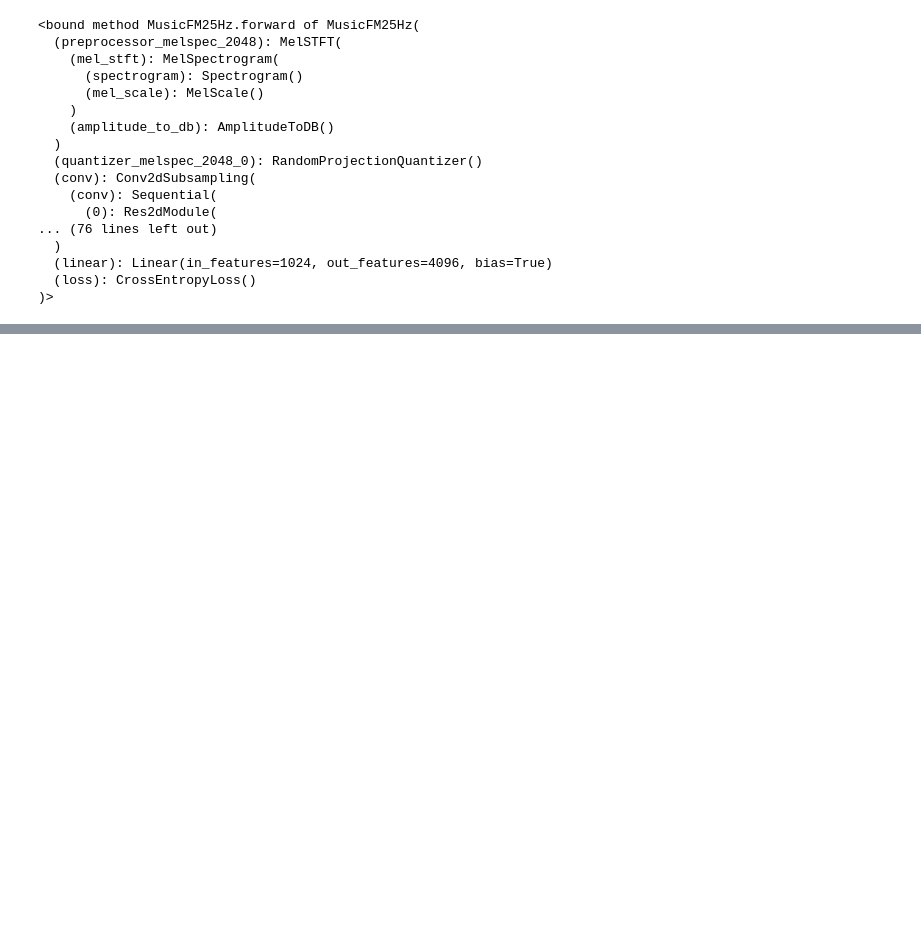
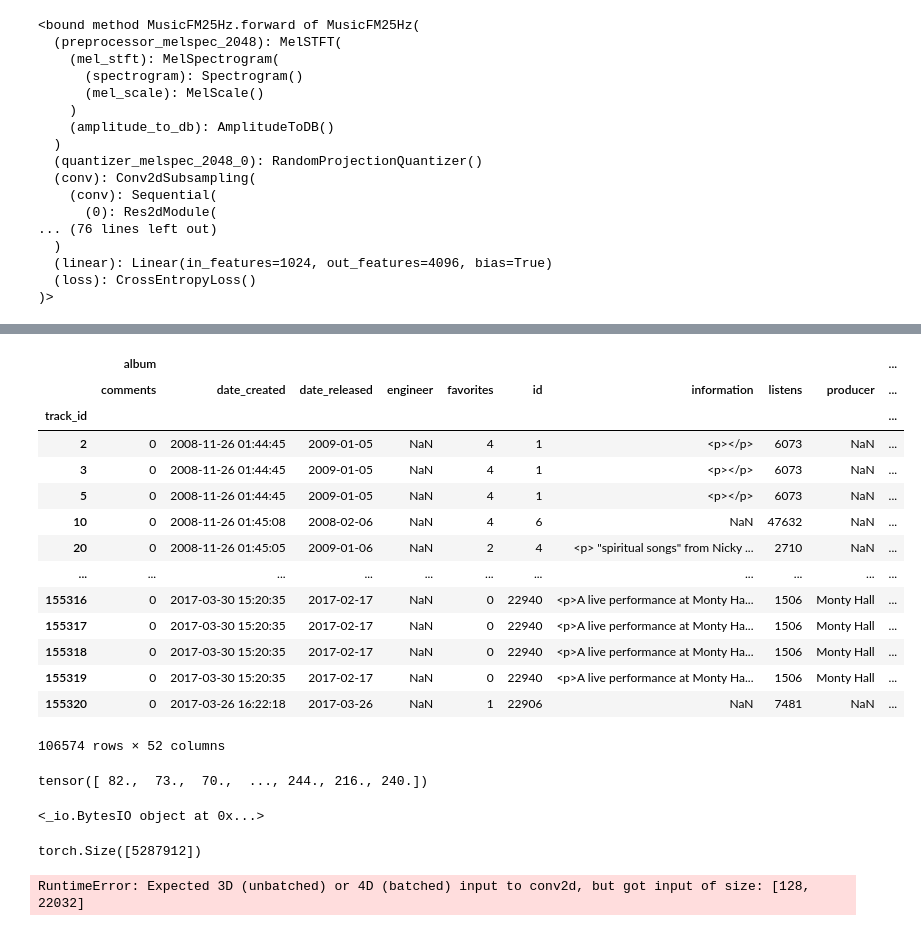
Before and after one commit to BercedoSaborido-Rodrigo/musicfm, a Jupyter notebook: Musicfm_tests.ipynb, the cells around one changed output, grey strips where cells are left out. Saved outputs shown, nothing was run; the diff lists cells and outputs as text; code cells hidden in the pictures; blank space fills up the shorter version.

```diff
--- a/Musicfm_tests.ipynb
+++ b/Musicfm_tests.ipynb
@@ -190,0 +316,53 @@ print(musicfm.forward)
+# %%
+tracks
+# %% [output]
+|  | album |  |  |  |  |  |  |  |  | ... |
+|  | comments | date_created | date_released | engineer | favorites | id | information | listens | producer | ... |
+| track_id |  |  |  |  |  |  |  |  |  | ... |
+| 2 | 0 | 2008-11-26 01:44:45 | 2009-01-05 | NaN | 4 | 1 | <p></p> | 6073 | NaN | ... |
+| 3 | 0 | 2008-11-26 01:44:45 | 2009-01-05 | NaN | 4 | 1 | <p></p> | 6073 | NaN | ... |
+| 5 | 0 | 2008-11-26 01:44:45 | 2009-01-05 | NaN | 4 | 1 | <p></p> | 6073 | NaN | ... |
+| 10 | 0 | 2008-11-26 01:45:08 | 2008-02-06 | NaN | 4 | 6 | NaN | 47632 | NaN | ... |
+| 20 | 0 | 2008-11-26 01:45:05 | 2009-01-06 | NaN | 2 | 4 | <p> "spiritual songs" from Nicky ... | 2710 | NaN | ... |
+| ... | ... | ... | ... | ... | ... | ... | ... | ... | ... | ... |
+| 155316 | 0 | 2017-03-30 15:20:35 | 2017-02-17 | NaN | 0 | 22940 | <p>A live performance at Monty Ha... | 1506 | Monty Hall | ... |
+| 155317 | 0 | 2017-03-30 15:20:35 | 2017-02-17 | NaN | 0 | 22940 | <p>A live performance at Monty Ha... | 1506 | Monty Hall | ... |
+| 155318 | 0 | 2017-03-30 15:20:35 | 2017-02-17 | NaN | 0 | 22940 | <p>A live performance at Monty Ha... | 1506 | Monty Hall | ... |
+| 155319 | 0 | 2017-03-30 15:20:35 | 2017-02-17 | NaN | 0 | 22940 | <p>A live performance at Monty Ha... | 1506 | Monty Hall | ... |
+| 155320 | 0 | 2017-03-26 16:22:18 | 2017-03-26 | NaN | 1 | 22906 | NaN | 7481 | NaN | ... |
+106574 rows × 52 columns
+# %%
+from pydub import AudioSegment
+import torch
+import io
+
+
+src = "fma/data/fma_small/000/000002.mp3"
+
+# Cargar el archivo de audio y exportarlo a WAV
+sound = AudioSegment.from_file(src)
+buffer = io.BytesIO()
+wav_1=sound.export(buffer, format="wav")
+
+# Obtener los bytes del buffer
+audio_bytes = buffer.getvalue()
+
+# Crear un tensor de PyTorch desde los bytes del audio
+audio_tensor = torch.tensor(list(audio_bytes), dtype=torch.float)
+
+print(audio_tensor)
+# %% [output]
+tensor([ 82.,  73.,  70.,  ..., 244., 216., 240.])
+# %%
+print(wav_1)
+# %% [output]
+<_io.BytesIO object at 0x...>
+# %%
+print(audio_tensor.shape)
+# %% [output]
+torch.Size([5287912])
+# %%
+print(musicfm.get_latent(audio_tensor, layer_ix=7))
+##este error loa pañamos luego
+# %% [output]
+RuntimeError: Expected 3D (unbatched) or 4D (batched) input to conv2d, but got input of size: [128, 22032]
```
Also changed, not shown: parts of 49 cells of this notebook.
